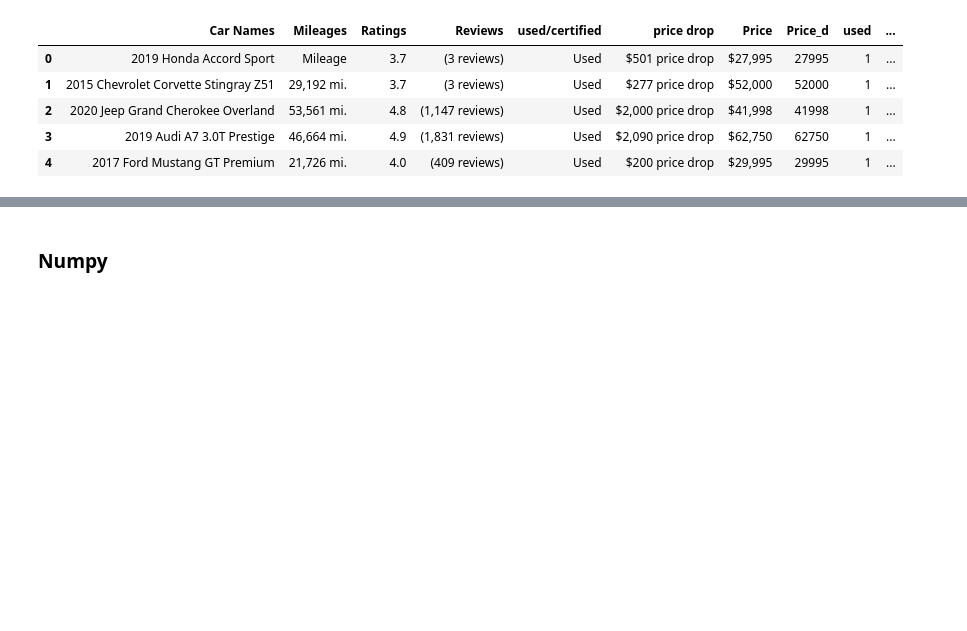
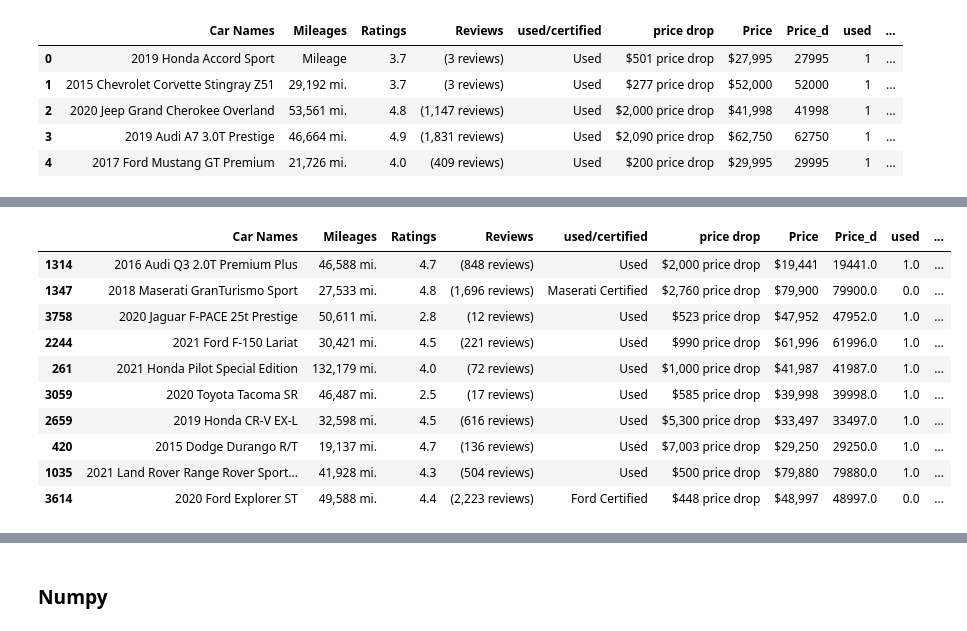
Before and after one commit to GoninM/GB_bootcamp, a Jupyter notebook: module2_homework2.ipynb, the cells around one changed output, grey strips where cells are left out. Saved outputs shown, nothing was run; the diff lists cells and outputs as text; code cells hidden in the pictures; blank space fills up the shorter version.

```diff
--- a/module2_homework2.ipynb
+++ b/module2_homework2.ipynb
@@ -150,3 +248,17 @@ df[df['Mileages_d']==0] = df['Mileages_d'].mean()
+# %%
+df.sample(10)
+# %% [output]
+|  | Car Names | Mileages | Ratings | Reviews | used/certified | price drop | Price | Price_d | used | ... |
+| 1314 | 2016 Audi Q3 2.0T Premium Plus | 46,588 mi. | 4.7 | (848 reviews) | Used | $2,000 price drop | $19,441 | 19441.0 | 1.0 | ... |
+| 1347 | 2018 Maserati GranTurismo Sport | 27,533 mi. | 4.8 | (1,696 reviews) | Maserati Certified | $2,760 price drop | $79,900 | 79900.0 | 0.0 | ... |
+| 3758 | 2020 Jaguar F-PACE 25t Prestige | 50,611 mi. | 2.8 | (12 reviews) | Used | $523 price drop | $47,952 | 47952.0 | 1.0 | ... |
+| 2244 | 2021 Ford F-150 Lariat | 30,421 mi. | 4.5 | (221 reviews) | Used | $990 price drop | $61,996 | 61996.0 | 1.0 | ... |
+| 261 | 2021 Honda Pilot Special Edition | 132,179 mi. | 4.0 | (72 reviews) | Used | $1,000 price drop | $41,987 | 41987.0 | 1.0 | ... |
+| 3059 | 2020 Toyota Tacoma SR | 46,487 mi. | 2.5 | (17 reviews) | Used | $585 price drop | $39,998 | 39998.0 | 1.0 | ... |
+| 2659 | 2019 Honda CR-V EX-L | 32,598 mi. | 4.5 | (616 reviews) | Used | $5,300 price drop | $33,497 | 33497.0 | 1.0 | ... |
+| 420 | 2015 Dodge Durango R/T | 19,137 mi. | 4.7 | (136 reviews) | Used | $7,003 price drop | $29,250 | 29250.0 | 1.0 | ... |
+| 1035 | 2021 Land Rover Range Rover Sport... | 41,928 mi. | 4.3 | (504 reviews) | Used | $500 price drop | $79,880 | 79880.0 | 1.0 | ... |
+| 3614 | 2020 Ford Explorer ST | 49,588 mi. | 4.4 | (2,223 reviews) | Ford Certified | $448 price drop | $48,997 | 48997.0 | 0.0 | ... |
 # %%
 df.describe()
 # %% [output]
```
Also changed, not shown: parts of 13 cells of this notebook.
